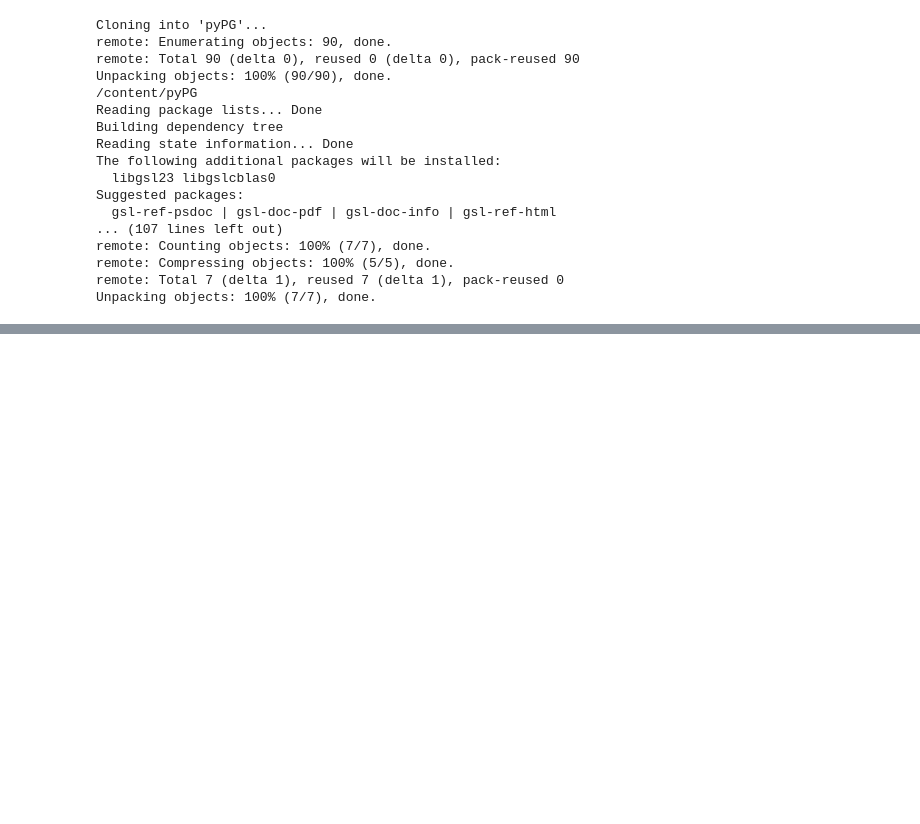
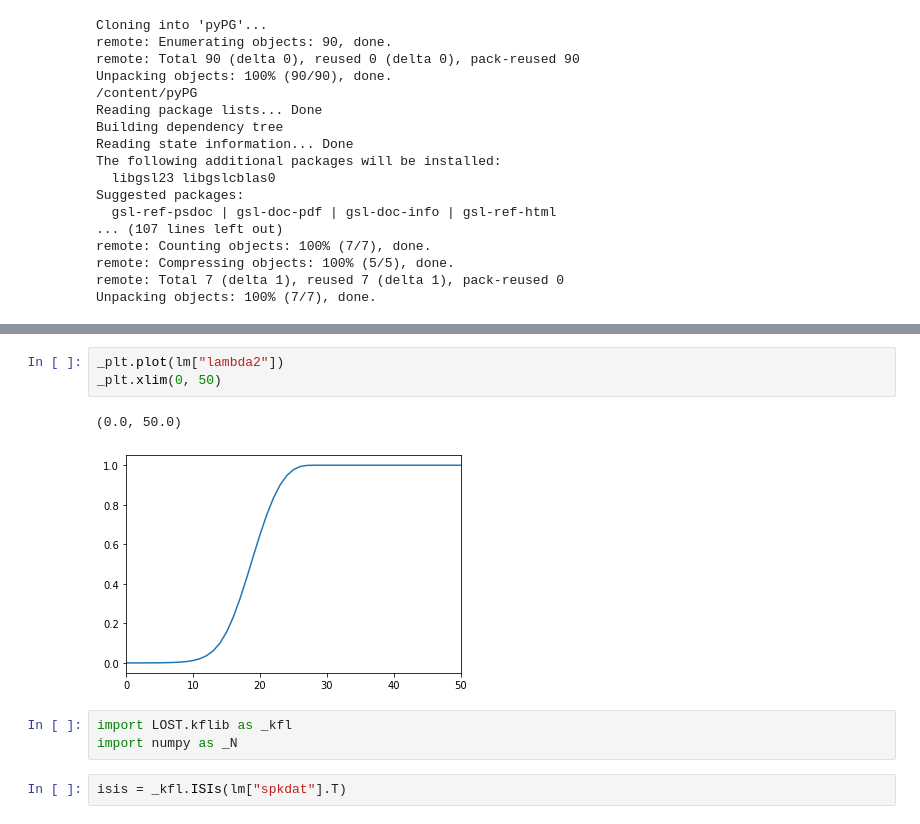
Before and after one commit to AraiKensuke/LOST, a Jupyter notebook: Notebooks/SampleDataOverview.ipynb, the cells around one changed output, grey strips where cells are left out. Saved outputs shown, nothing was run; the diff lists cells and outputs as text; blank space fills up the shorter version.

```diff
--- a/Notebooks/SampleDataOverview.ipynb
+++ b/Notebooks/SampleDataOverview.ipynb
@@ -195,0 +122,11 @@ array([[-0.0490888 , -0.03458394,  0.07036439, ..., -3.38757111,
+# %%
+_plt.plot(lm["lambda2"])
+_plt.xlim(0, 50)
+# %% [output]
+(0.0, 50.0)
+[figure, added]
+# %%
+import LOST.kflib as _kfl
+import numpy as _N
+# %%
+isis = _kfl.ISIs(lm["spkdat"].T)
```
Also changed, not shown: parts of 12 cells of this notebook.
